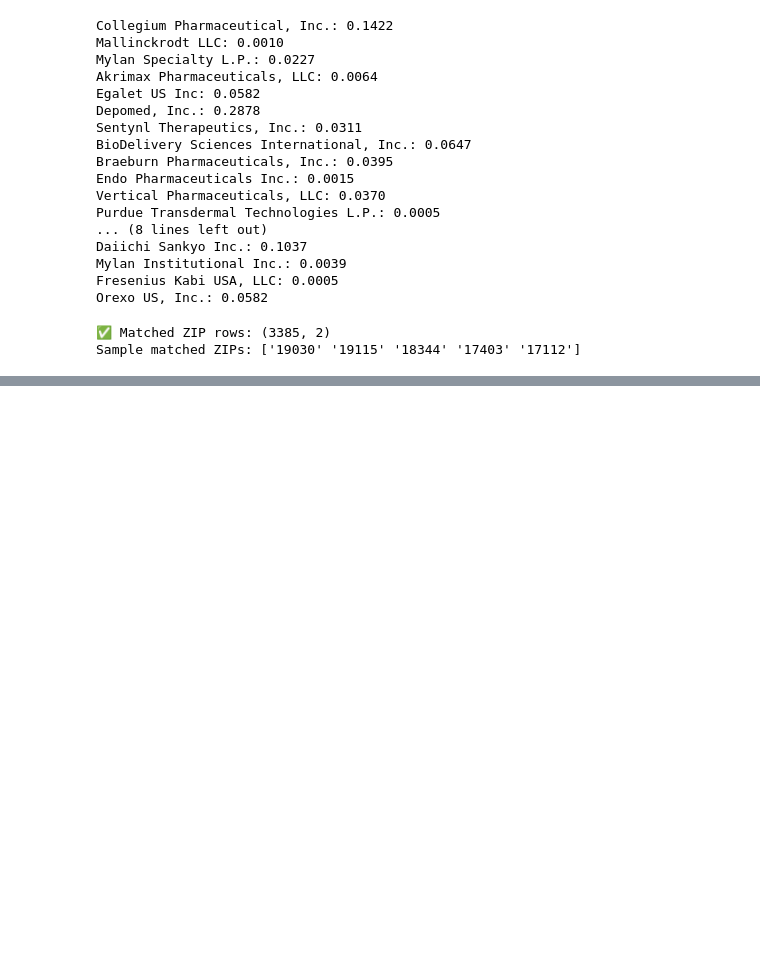
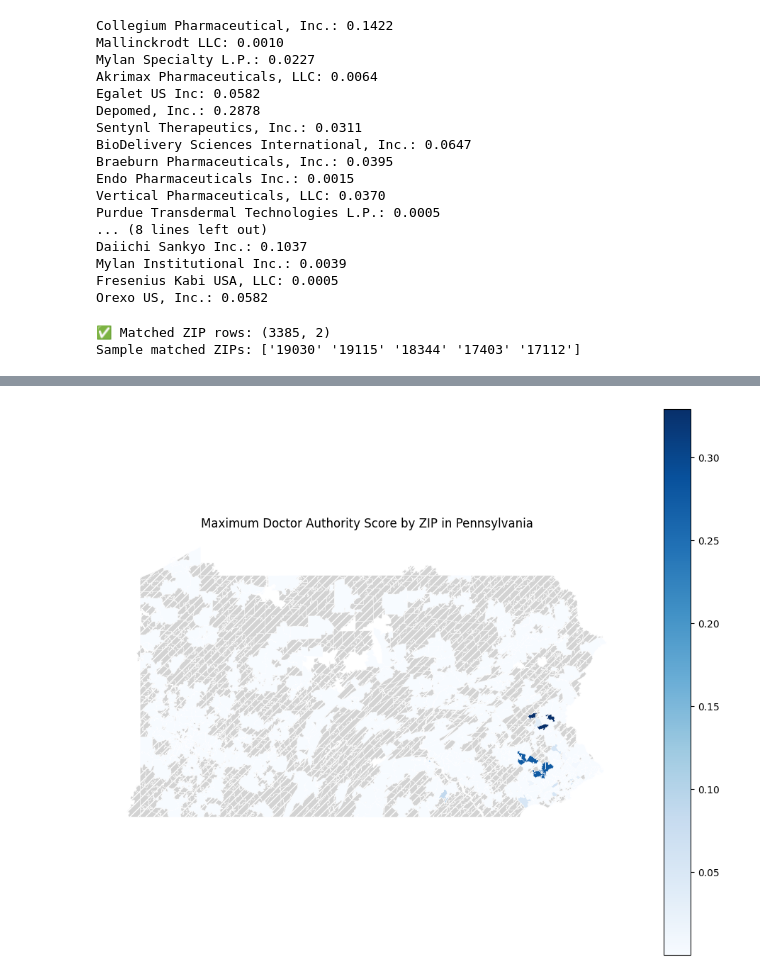
Before and after one commit to mistershilai/ORF387Project, a Jupyter notebook: networks.ipynb, the cells around one changed output, grey strips where cells are left out. Saved outputs shown, nothing was run; the diff lists cells and outputs as text; code cells hidden in the pictures; blank space fills up the shorter version.

```diff
--- a/networks.ipynb
+++ b/networks.ipynb
@@ -232,0 +240,49 @@ See: https://matplotlib.org/stable/tutorials/intermediate/legend_guide.html#impl
+# %%
+# Load authority scores
+df_authority = pd.read_csv("doctor_authority_scores.csv", dtype={"doctor_id": str})
+df_authority["doctor_id"] = df_authority["doctor_id"].str.split(".").str[0].str.zfill(10)
+df_authority["authority_score"] = df_authority["authority_score"].astype(float)
+
+# Clean ZIP doctor IDs
+df_zips["doctor_id"] = df_zips["doctor_id"].astype(str).str.strip().str.zfill(10)
+
+# Merge with ZIPs
+df_joined_auth = pd.merge(df_authority, df_zips, on="doctor_id", how="inner")
+
+# 🆕 Use max instead of average
+df_by_zip_auth = df_joined_auth.groupby("zip").agg(
+    max_authority=("authority_score", "max"),
+    doctor_count=("doctor_id", "count")
+).reset_index()
+
+# Clean ZIP formatting
+zip_shapes["zip"] = zip_shapes["zip"].astype(str).str.zfill(5)
+df_by_zip_auth["zip"] = df_by_zip_auth["zip"].astype(str).str.zfill(5)
+
+# Merge with shapefile
+merged_auth = zip_shapes.merge(df_by_zip_auth, on="zip", how="left")
+
+# Plot
+fig, ax = plt.subplots(figsize=(12, 10))
+merged_auth.plot(
+    column="max_authority",
+    cmap="Blues",
+    linewidth=0.3,
+    edgecolor="white",
+    legend=True,
+    ax=ax,
+    missing_kwds={
+        "color": "lightgray",
+        "edgecolor": "white",
+        "hatch": "///",
+        "label": "No data"
+    }
+)
+
+plt.title("Maximum Doctor Authority Score by ZIP in Pennsylvania")
+plt.axis("off")
+
+fig.savefig("doctor_simple_authority_map.jpg", dpi=300, bbox_inches="tight", format="jpg")
+plt.show()
+# %% [output]
+[figure, added]
```
Also changed, not shown: parts of 1 cell of this notebook, 2 other files.
